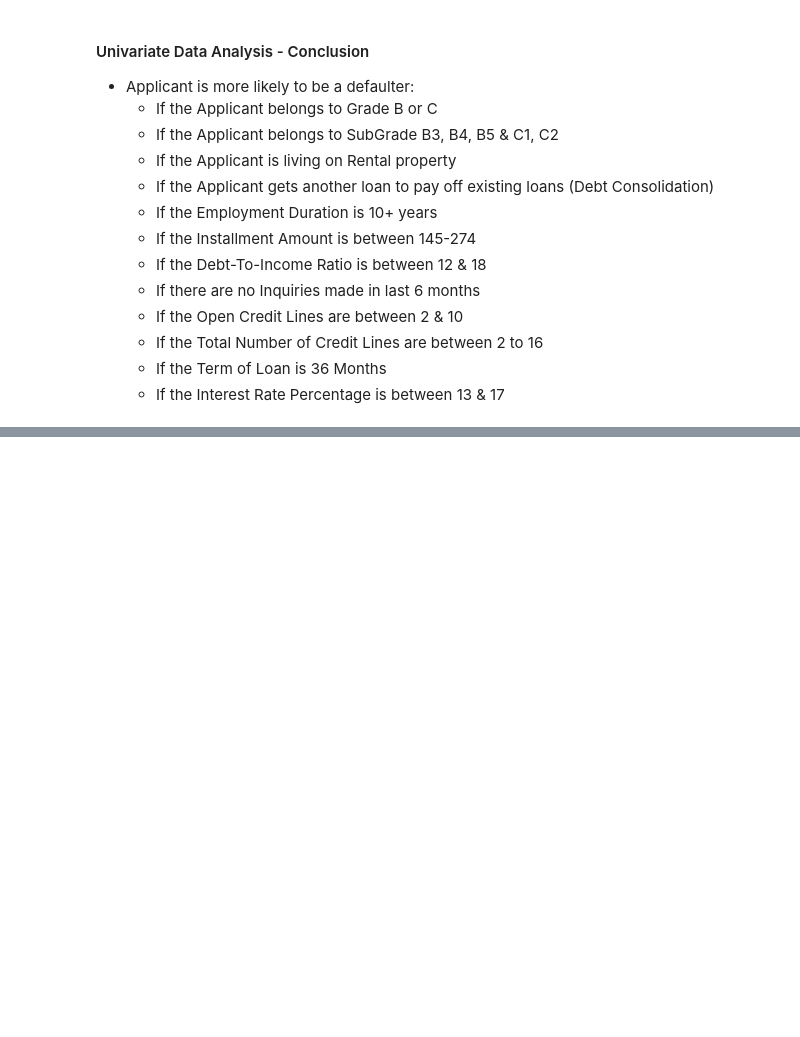
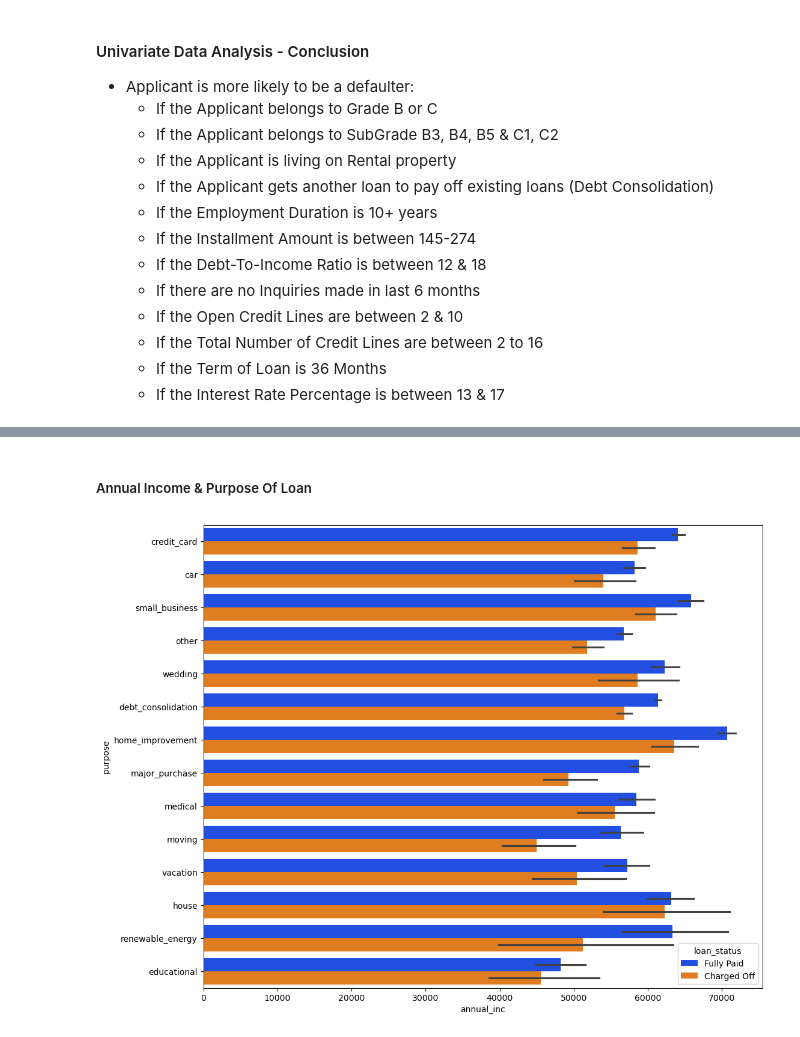
Before and after one commit to pavan64pavan/AI-ML-PG-C70, a Jupyter notebook: LendingClubCaseStudy.ipynb, the cells around one changed output, grey strips where cells are left out. Saved outputs shown, nothing was run; the diff lists cells and outputs as text; code cells hidden in the pictures; blank space fills up the shorter version.

```diff
--- a/LendingClubCaseStudy.ipynb
+++ b/LendingClubCaseStudy.ipynb
@@ -1420,0 +1429,8 @@ Name: count, dtype: int64
+# %% [markdown]
+##### Annual Income & Purpose Of Loan
+# %%
+plt.figure(figsize=(12, 10))
+sns.barplot(data=loanDataF3, x='annual_inc', y='purpose', hue='loan_status', palette='bright')
+plt.show()
+# %% [output]
+[figure, added]
```
Also changed, not shown: parts of 13 cells of this notebook.
